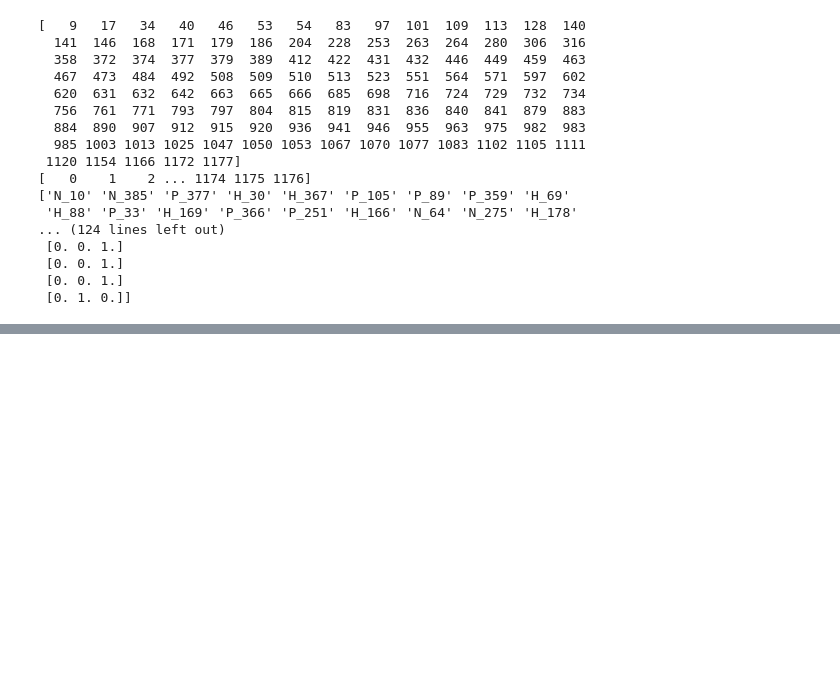
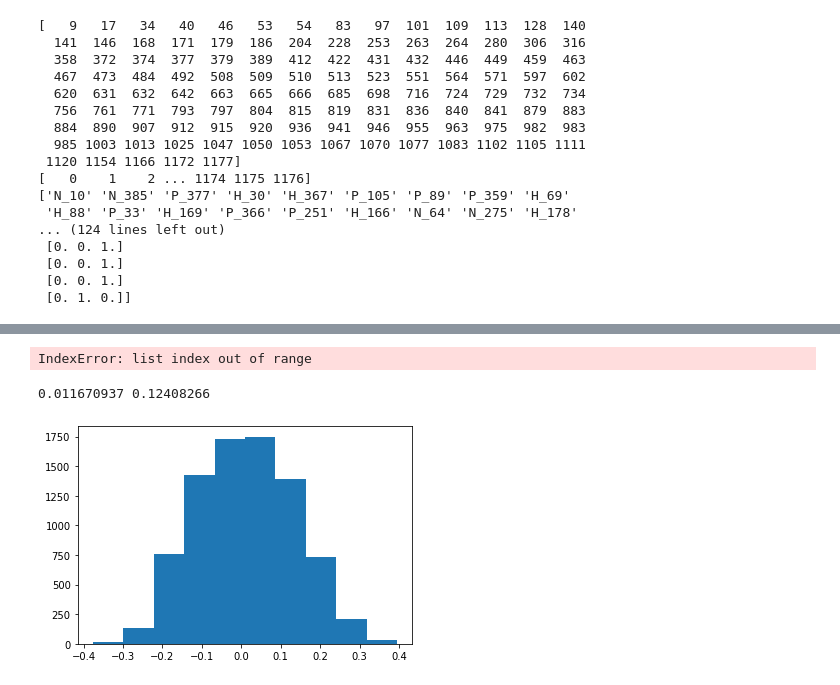
Before and after one commit to WooHyuck-Jeong/Recurrence_Plot, a Jupyter notebook: RP_Densenet.ipynb, the cells around one changed output, grey strips where cells are left out. Saved outputs shown, nothing was run; the diff lists cells and outputs as text; code cells hidden in the pictures; blank space fills up the shorter version.

```diff
--- a/RP_Densenet.ipynb
+++ b/RP_Densenet.ipynb
@@ -330,0 +364,15 @@ plt.show()
+# %%
+conv = model.layers[2]
+# %%
+conv_weights= conv.weights[2].numpy()
+# %% [output]
+IndexError: list index out of range
+# %%
+print(conv_weights.mean(), conv_weights.std())
+# %% [output]
+0.011670937 0.12408266
+# %%
+plt.hist(conv_weights.reshape(-1,1))
+plt.show()
+# %% [output]
+[figure, added]
```
Also changed, not shown: parts of 16 cells of this notebook, 10 other files.
